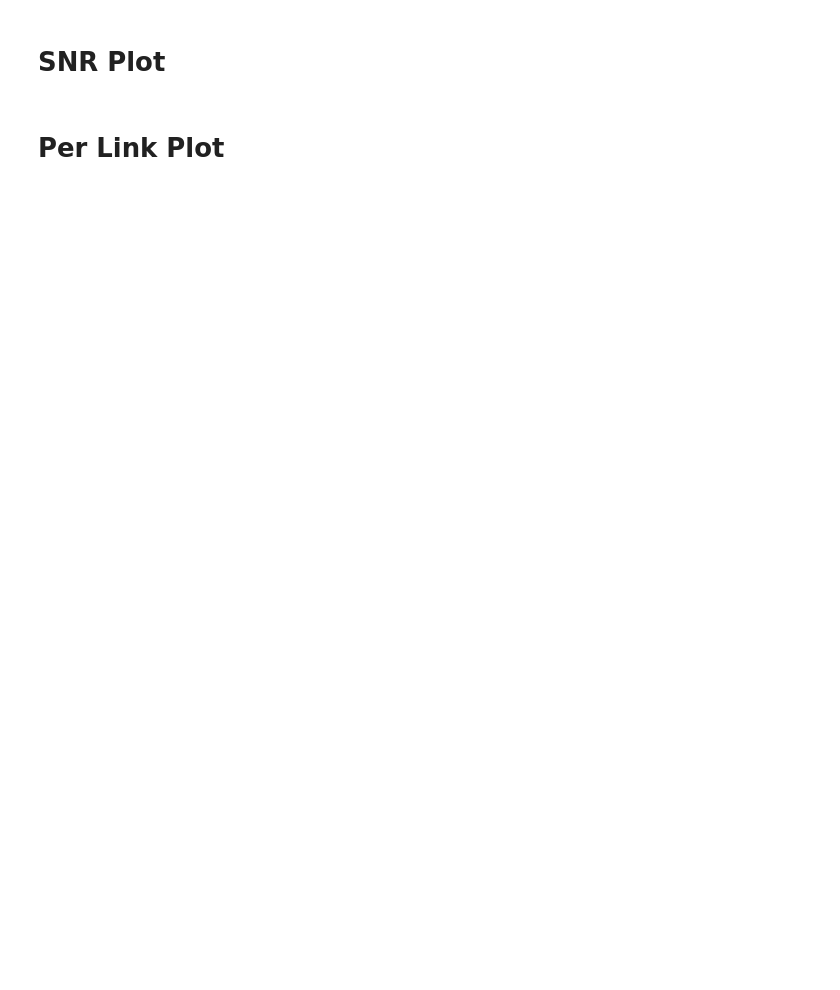
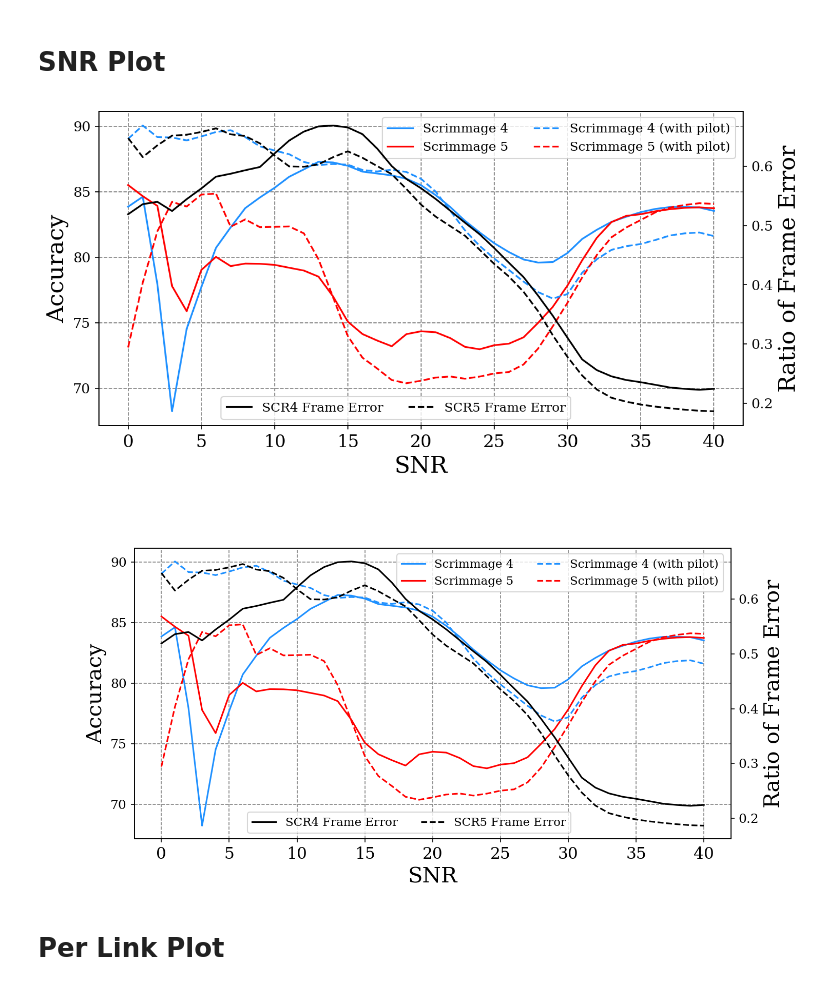
Before and after one commit to amahdeej/sc2-frame-error, a Jupyter notebook: Plots.ipynb, the cells around one changed output. Drawn from its saved outputs; the diff is of its cells as text; code cells hidden in the pictures; blank space fills up the shorter version.

```diff
--- a/Plots.ipynb
+++ b/Plots.ipynb
@@ -31,6 +26,12 @@ with open('results/gru_scr4_res.pickle', 'rb') as file:
 # %%
 with open('results/gru_scr5_res.pickle', 'rb') as file:
     gru_scr5_res = pickle.load(file)
+# %%
+with open('results/bsru_scr4_res.pickle', 'rb') as file:
+    bsru_scr4_res = pickle.load(file)
+# %%
+with open('results/bsru_scr5_res.pickle', 'rb') as file:
+    bsru_scr5_res = pickle.load(file)
 # %%
 with open('results/bgru_scr4_res.pickle', 'rb') as file:
     bgru_scr4_res = pickle.load(file)
@@ -43,3 +40,0 @@ with open('bsru_scr4_res.pickle', 'rb') as file:
-# %%
-with open('bsru_scr5_res.pickle', 'rb') as file:
-    bsru_scr5_res = pickle.load(file)
@@ -468,11 +441,10 @@ display(Image('Accr.png')) # Display the saved image
 # %% [markdown]
 # SNR Plot
 # %%
-# Range for SNR window centers, and size of window
-snrlims = range(0,40)
+snrlims = range(0,41)
 snrwind = 10
 
-# Mean and Standard Deviation for Noise - used to convert noise variance to SNR
+
 scr4_mean = 31.827541
 scr4_std = 7.5468507
 scr5_mean = 33.17964
@@ -569,37 +540,40 @@ plt.figure(figsize=(10, 5), dpi=150)
 
 plt.rcParams["font.family"] = "serif"
 plt.rc('axes', titlesize=20)     # fontsize of the axes title
 plt.rc('axes', labelsize=20)    # fontsize of the x and y labels
 plt.rc('xtick', labelsize=15)    # fontsize of the tick labels
 plt.rc('ytick', labelsize=12)    # fontsize of the tick labels
 plt.grid(linestyle='--', color = 'gray')
 
 ax1 = plt.gca()
 ax2 = ax1.twinx()
 
 
-ax1.plot(snrlims,accr4[0,:], color='dodgerblue', label = 'Scrimmage 4')
-ax1.plot(snrlims,accr4[1,:], color='r', label = 'Scrimmage 5')
-ax1.plot(snrlims,accr4[2,:], color='dodgerblue',linestyle='dashed', label = 'Scrimmage 4 (with pilot)')
-ax1.plot(snrlims,accr4[3,:], color='r',linestyle='dashed', label = 'Scrimmage 5 (with pilot)')
+ax1.plot(snrlims,accr2[0,:], color='dodgerblue', label = 'Scrimmage 4')
+ax1.plot(snrlims,accr2[1,:], color='r', label = 'Scrimmage 5')
+ax1.plot(snrlims,accr2[2,:], color='dodgerblue',linestyle='dashed', label = 'Scrimmage 4 (with pilot)')
+ax1.plot(snrlims,accr2[3,:], color='r',linestyle='dashed', label = 'Scrimmage 5 (with pilot)')
 
 
 ax2.plot(snrlims,ratios[1,:], color='black', label = 'SCR4 Frame Error')
 ax2.plot(snrlims,ratios[3,:], linestyle='dashed', color='black',
          label = 'SCR5 Frame Error')
 
 ax1.set_xlabel('SNR')
 ax1.set_ylabel('Accuracy')
 ax2.set_ylabel('Ratio of Frame Error')
 
-plt.title("Accuracy Vs SNR")
+#plt.title("Accuracy Vs SNR")
 ax1.legend(bbox_to_anchor=(0.43,1), loc="upper left", ncol=2)
 ax2.legend(bbox_to_anchor=(0.18,0), loc="lower left", ncol=2)
 
 
 plt.savefig('BGRU-SNR-Plt.png',dpi = 150)
 plt.show()
 
 display(Image('BGRU-SNR-Plt.png'))
+# %% [output]
+[figure, added]
+[figure, added]
 # %% [markdown]
 # Per Link Plot
```
Also changed, not shown: parts of 32 cells of this notebook, 4 other files.
